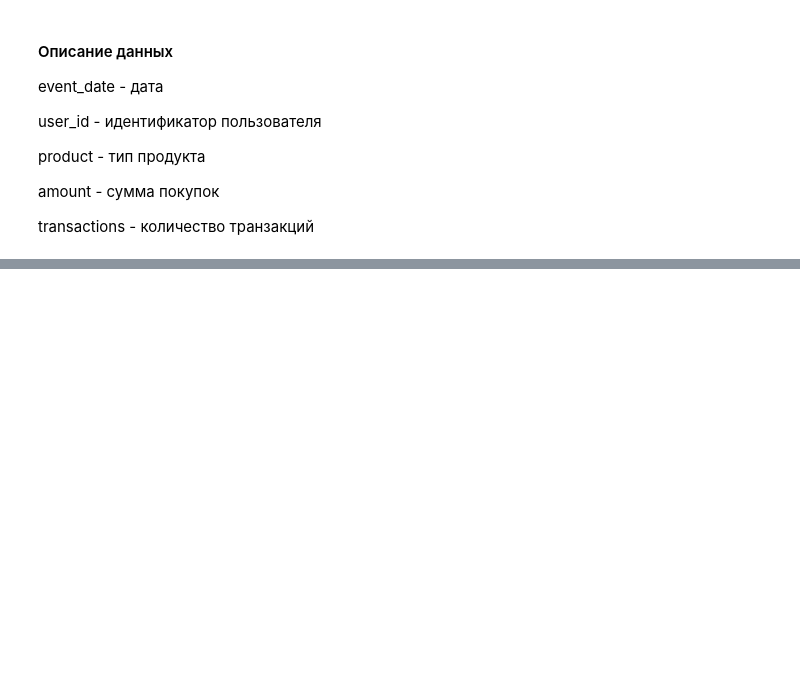
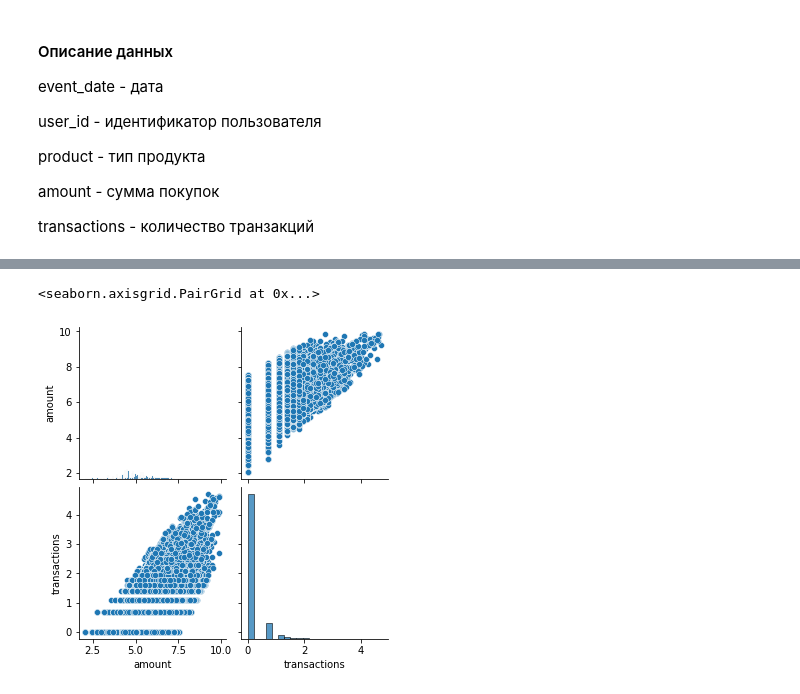
Before and after one commit to yk4r2/AAA, a Jupyter notebook: Experiments/homeworks/HW1/main.ipynb, the cells around one changed output, grey strips where cells are left out. Cells and saved outputs as stored; diff of their text form; code cells hidden in the pictures; blank space fills up the shorter version.

```diff
--- a/Experiments/homeworks/HW1/main.ipynb
+++ b/Experiments/homeworks/HW1/main.ipynb
@@ -69,0 +142,5 @@ df['event_date']=df.event_date.apply(date_converter)
+# %%
+sns.pairplot(df_1[['amount', 'transactions']].apply(np.log))
+# %% [output]
+<seaborn.axisgrid.PairGrid at 0x...>
+[figure, added]
```
Also changed, not shown: parts of 57 cells of this notebook.
